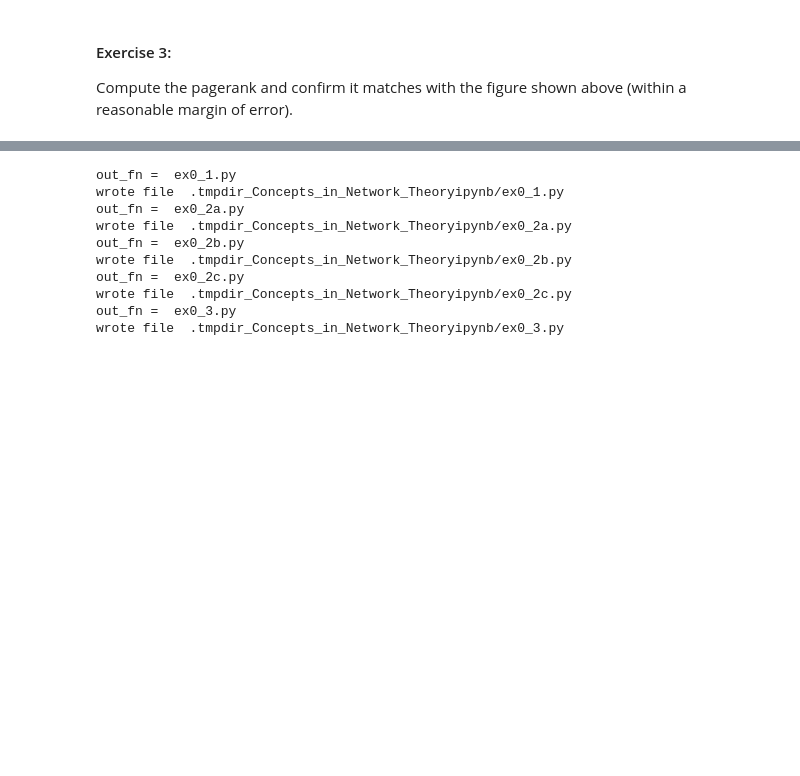
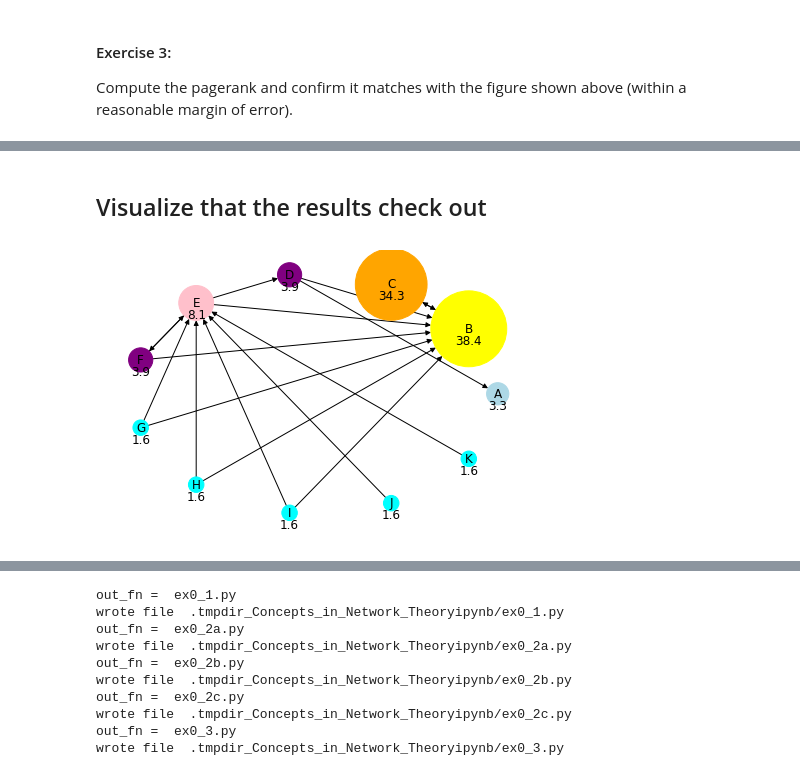
Before and after one commit to oercompbiomed/CBM101, a Jupyter notebook: D_Network_analysis/0_Concepts_in_network_theory.ipynb, the cells around one changed output, grey strips where cells are left out. Saved outputs shown, nothing was run; the diff lists cells and outputs as text; code cells hidden in the pictures; blank space fills up the shorter version.

```diff
--- a/D_Network_analysis/0_Concepts_in_network_theory.ipynb
+++ b/D_Network_analysis/0_Concepts_in_network_theory.ipynb
@@ -249,0 +298,26 @@ np.sum(pr)
+# %% [markdown]
+## Visualize that the results check out
+# %%
+names = ['A', 'B', 'C', 'D', 'E', 'F', 'G', 'H', 'I', 'J', 'K']
+colors = ['lightblue', 'yellow', 'orange', 'purple', 'pink', 'purple', 'cyan','cyan','cyan','cyan','cyan']
+
+G = nx.from_numpy_array(M.T, create_using=nx.DiGraph)
+nx.relabel_nodes(G, lambda k: dict(zip(range(11), names))[k], copy=False)
+
+# remove edges
+rem = [edge for edge in G.edges if edge[0]=='A']
+G.remove_edges_from(rem)
+pos = nx.layout.circular_layout(G)
+
+pr = nx.pagerank(G)
+for k,v in pr.items():
+    pr[k] = round(v*100, 1)
+
+node_size = np.array(list(pr.values()))*150
+
+nx.draw(G, pos=pos, node_color=colors, with_labels=True, node_size=node_size)
+for k,v in pos.items(): v[1]-=0.1
+nx.draw_networkx_labels(G, labels=pr, pos=pos)
+plt.show()
+# %% [output]
+[figure, added]
```
Also changed, not shown: parts of 22 cells of this notebook.
